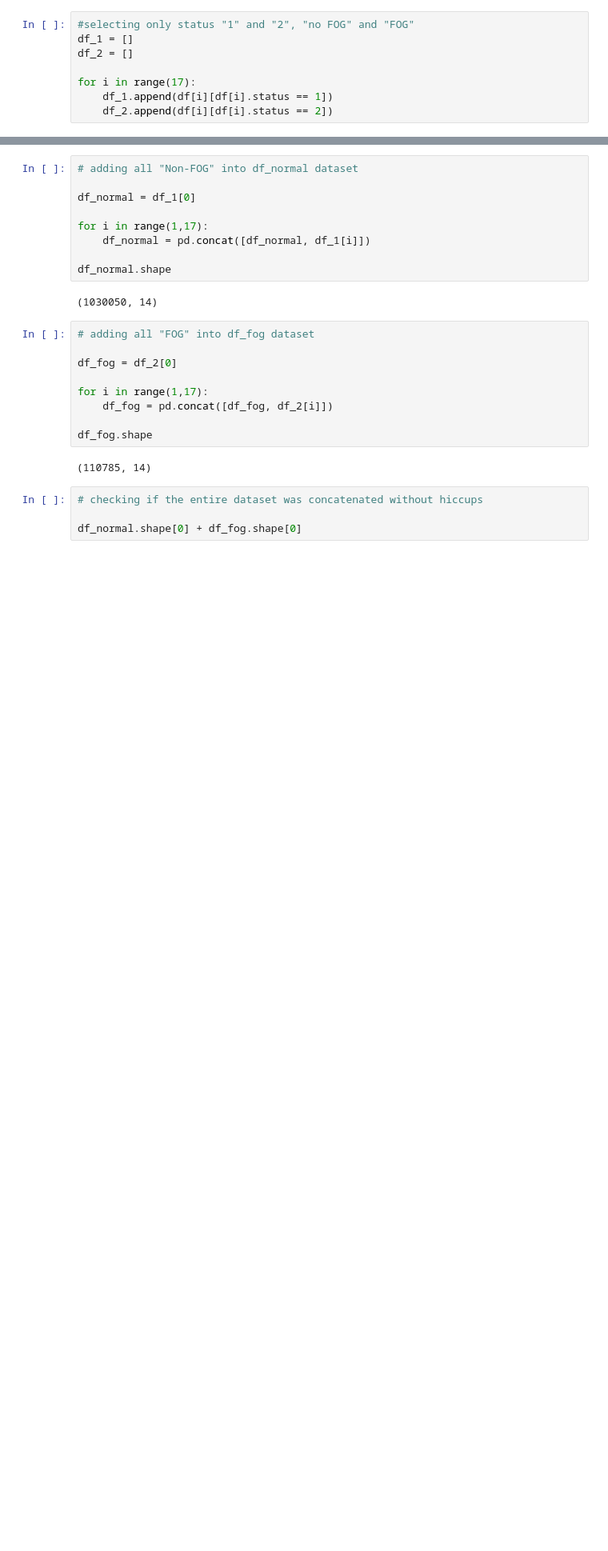
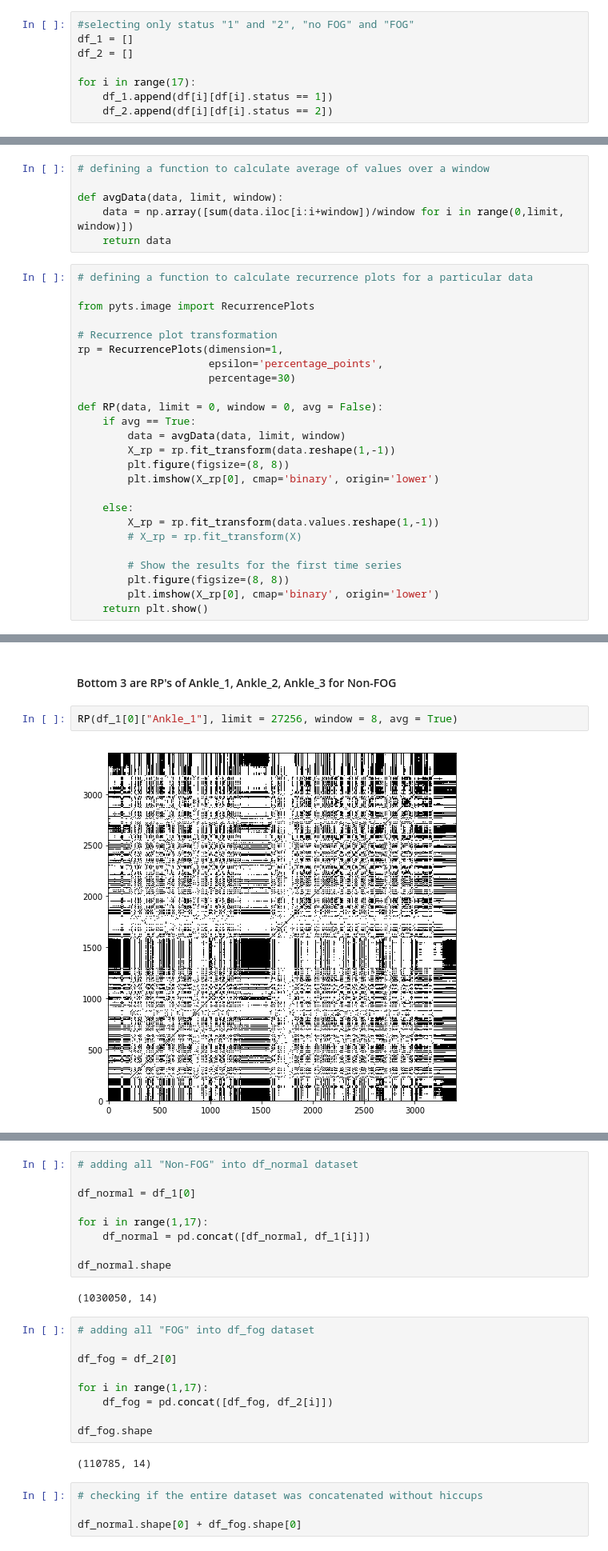
Before and after one commit to AnikethYadav/fog-parkinsons, a Jupyter notebook: fog.ipynb, the cells around one changed output, grey strips where cells are left out. Shown at 80% size. Drawn from its saved outputs; the diff is of its cells as text; blank space fills up the shorter version.

```diff
--- a/fog.ipynb
+++ b/fog.ipynb
@@ -93,0 +123,31 @@ for i in range(17):
+# %%
+# defining a function to calculate average of values over a window
+
+def avgData(data, limit, window):
+    data = np.array([sum(data.iloc[i:i+window])/window for i in range(0,limit, window)])
+    return data
+# %%
+# defining a function to calculate recurrence plots for a particular data
+
+from pyts.image import RecurrencePlots
+
+# Recurrence plot transformation
+rp = RecurrencePlots(dimension=1,
+                     epsilon='percentage_points',
+                     percentage=30)
+
+def RP(data, limit = 0, window = 0, avg = False):
+    if avg == True:
+        data = avgData(data, limit, window)
+        X_rp = rp.fit_transform(data.reshape(1,-1))
+        plt.figure(figsize=(8, 8))
+        plt.imshow(X_rp[0], cmap='binary', origin='lower')
+
+    else:
+        X_rp = rp.fit_transform(data.values.reshape(1,-1))
+        # X_rp = rp.fit_transform(X)
+
+        # Show the results for the first time series
+        plt.figure(figsize=(8, 8))
+        plt.imshow(X_rp[0], cmap='binary', origin='lower')
+    return plt.show()
@@ -93,0 +158,6 @@ for i in range(17):
+# %% [markdown]
+#### Bottom 3 are RP's of Ankle_1, Ankle_2, Ankle_3 for Non-FOG
+# %%
+RP(df_1[0]["Ankle_1"], limit = 27256, window = 8, avg = True)
+# %% [output]
+[figure, added]
```
Also changed, not shown: parts of 15 cells of this notebook.
